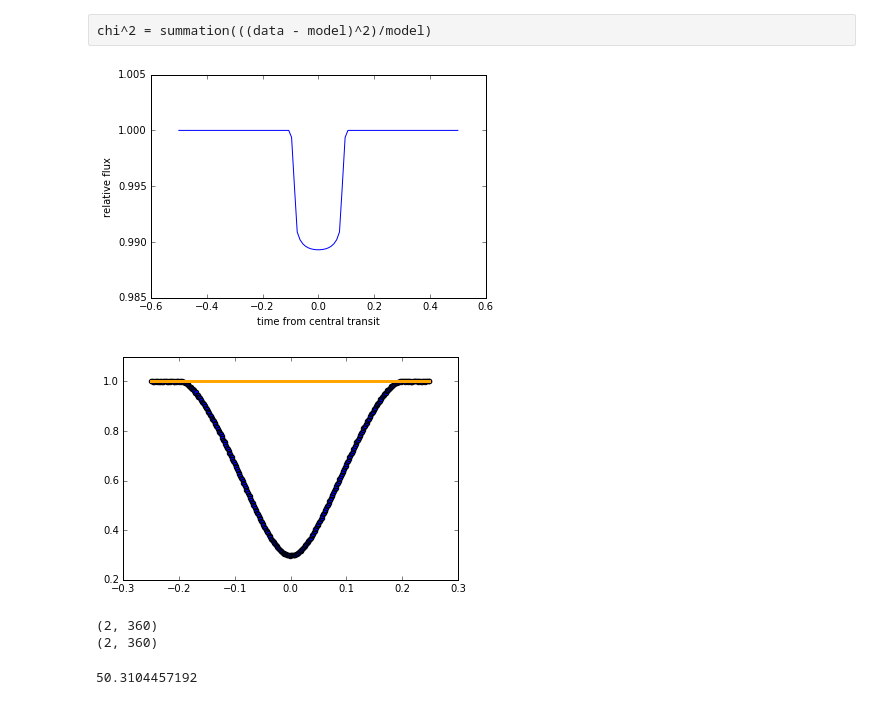
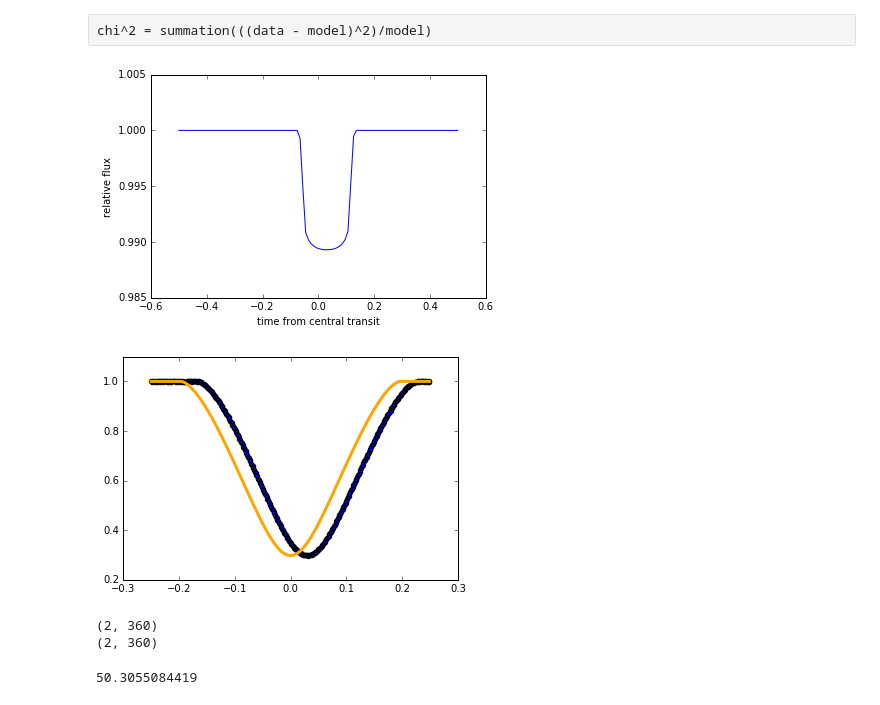
Before and after one commit to zkbt/timingtransits, a Jupyter notebook: letswriteacode.ipynb, the cells around one changed output. Cells and saved outputs as stored; diff of their text form; code cells hidden in the pictures.

```diff
--- a/letswriteacode.ipynb
+++ b/letswriteacode.ipynb
@@ -7,7 +7,7 @@ import matplotlib.pyplot as plt
 %matplotlib inline
 # %%
 params = batman.TransitParams()
-params.t0 = 0.0
+params.t0 = 0.03
 params.per = 10.0
 params.rp = 0.1
 params.a = 15.0
@@ -27,4 +27,4 @@ plt.ylabel("relative flux")
 plt.ylim(0.985, 1.005)
 plt.show()
 # %% [output]
-[figure, old version]
+[figure, new version]
@@ -31,24 +40,17 @@ plt.show()
 # %%
-from simulate import simulate
-times, noise = simulate()
-m = batman.TransitModel(params, times)
 
-# generate simulated data!
-params.rp = 1.0
-flux = m.light_curve(params)
-simulateddata = flux*noise
 plt.scatter(times, simulateddata)
 
 data = np.array([times, simulateddata])
 
 # generate some model
-params.t0 = 1.0
+params.t0 = 0.0
 model = m.light_curve(params)
 plt.plot(times, model, color='orange', linewidth=3)
 
 theory = np.array([times, model])
 # %% [output]
-[figure, old version]
+[figure, new version]
 # %%
 print np.shape(data)
 print np.shape(theory)
@@ -71,6 +73,6 @@ def chisqa (data, model):
 # %%
 print chisqa (data, theory)
 # %% [output]
-50.3104457192
+50.3055084419
 # %%
 import scipy.optimize as spicy
```
Also changed, not shown: parts of 3 cells of this notebook.
